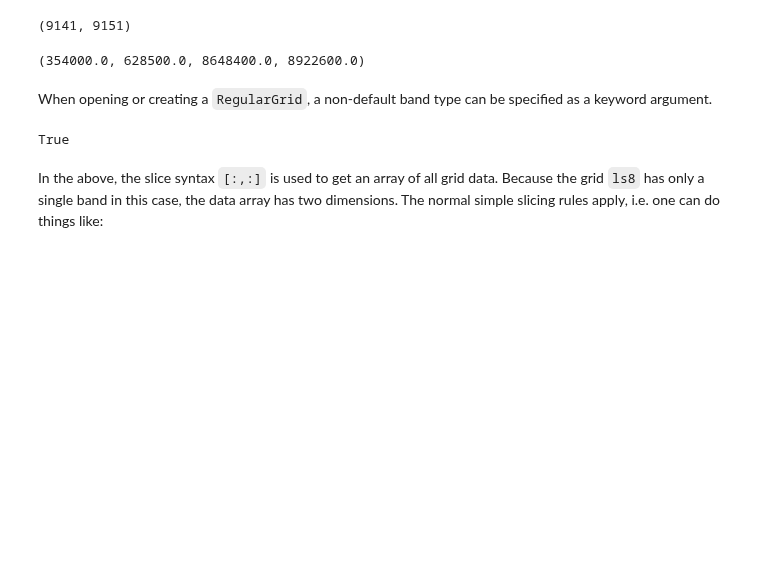
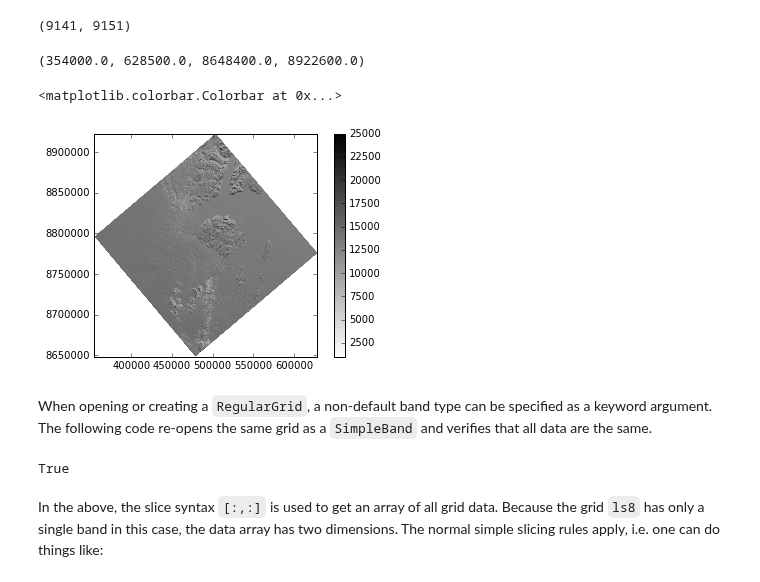
Before and after one commit to fortyninemaps/karta, a Jupyter notebook: doc/source/tutorial.ipynb, the cells around one changed output. Cells and saved outputs as stored; diff of their text form; code cells hidden in the pictures; blank space fills up the shorter version.

```diff
--- a/doc/source/tutorial.ipynb
+++ b/doc/source/tutorial.ipynb
@@ -310,6 +296,13 @@ print(ls8.size)
 print(ls8.extent)
 # %% [output]
 (354000.0, 628500.0, 8648400.0, 8922600.0)
+# %%
+# Visualize data
+plt.imshow(ls8[::10,::10], origin="bottom", extent=ls8.extent, cmap=plt.cm.binary, vmin=1e3, vmax=25e3)
+plt.colorbar()
+# %% [output]
+<matplotlib.colorbar.Colorbar at 0x...>
+[figure, added]
 # %% [markdown]
-When opening or creating a `RegularGrid`, a non-default band type can be specified as a keyword argument.
+When opening or creating a `RegularGrid`, a non-default band type can be specified as a keyword argument. The following code re-opens the same grid as a `SimpleBand` and verifies that all data are the same.
 # %%
```
Also changed, not shown: parts of 62 cells of this notebook, 1 other file.
